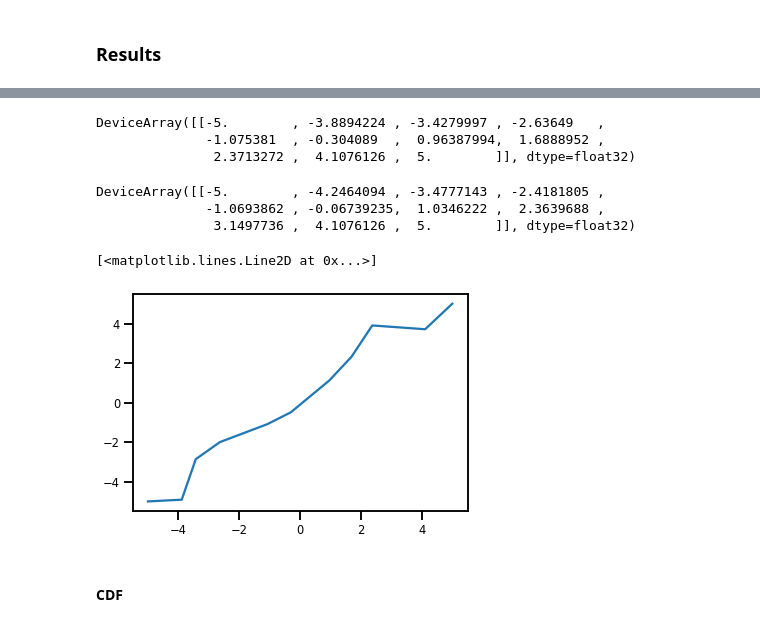
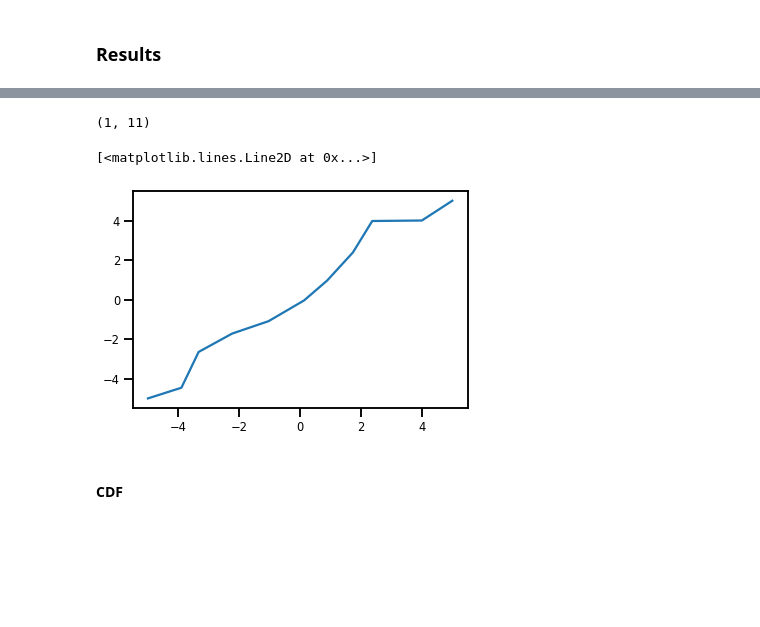
Before and after one commit to IPL-UV/rbig_jax, a Jupyter notebook: jupyterbook/content/experimental/splines.ipynb, the cells around one changed output, grey strips where cells are left out. Cells and saved outputs as stored; diff of their text form; code cells hidden in the pictures; blank space fills up the shorter version.

```diff
--- a/jupyterbook/content/experimental/splines.ipynb
+++ b/jupyterbook/content/experimental/splines.ipynb
@@ -192,3 +154,20 @@ plt.show()
+# %%
+from rbig_jax.data import DensityDataset, collate_fn
+import torch.multiprocessing as multiprocessing
+from torch.utils.data import DataLoader
+
+# multiprocessing.set_start_method("spawn")
+
+# initialize dataset
+ds = DensityDataset(np.array(data))
+
+# initialize dataloader
+batch_size = 128
+shuffle = True
+
+dl = DataLoader(
+    ds, batch_size=batch_size, shuffle=shuffle, collate_fn=None, num_workers=0
+)
 # %% [markdown]
 ### Training
 # %%
@@ -293,2 +178,28 @@ with pbar:
+# %%
+# init base distribtion (Gaussian)
+base_dist = Normal(0.0, 1.0)
+
+# create log probability
+log_prob = init_log_prob(base_dist)
+
+# create loss function
+nll_loss = init_nll_loss(log_prob)
+# %%
+from jax.experimental import optimizers
+from rbig_jax.training import init_train_op, train_model
+
+
+lr = 0.01
+optimizer = optimizers.adam
+jitted = True
+epochs = 100
+
+# initialize training procedure
+train_op, opt_params = init_train_op(
+    rqs_bijector, nll_loss, optimizer, lr=lr, jitted=jitted
+)
+
+# train model
+final_bijector, losses = train_model(train_op, opt_params, dl, epochs=epochs,)
 # %% [markdown]
 ### Results
@@ -306,19 +206,11 @@ RQSplineParams(x_pos=DeviceArray([[-5.        , -3.8894224 , -3.4279997 , -2.636
-# %%
-final_params.x_pos
-# %% [output]
-DeviceArray([[-5.        , -3.8894224 , -3.4279997 , -2.63649   ,
-              -1.075381  , -0.304089  ,  0.96387994,  1.6888952 ,
-               2.3713272 ,  4.1076126 ,  5.        ]], dtype=float32)
-# %%
-rqs_params.x_pos
-# %% [output]
-DeviceArray([[-5.        , -4.2464094 , -3.4777143 , -2.4181805 ,
-              -1.0693862 , -0.06739235,  1.0346222 ,  2.3639688 ,
-               3.1497736 ,  4.1076126 ,  5.        ]], dtype=float32)
+# %%
+final_bijector.x_pos.shape
+# %% [output]
+(1, 11)
 # %%
-plt.plot(final_params.x_pos.squeeze(), final_params.y_pos.squeeze())
+plt.plot(final_bijector.x_pos.squeeze(), final_bijector.y_pos.squeeze())
 # %% [output]
 [<matplotlib.lines.Line2D at 0x...>]
-[figure, old version]
+[figure, new version]
 # %% [markdown]
 #### CDF
```
Also changed, not shown: parts of 66 cells of this notebook, 6 other files.
